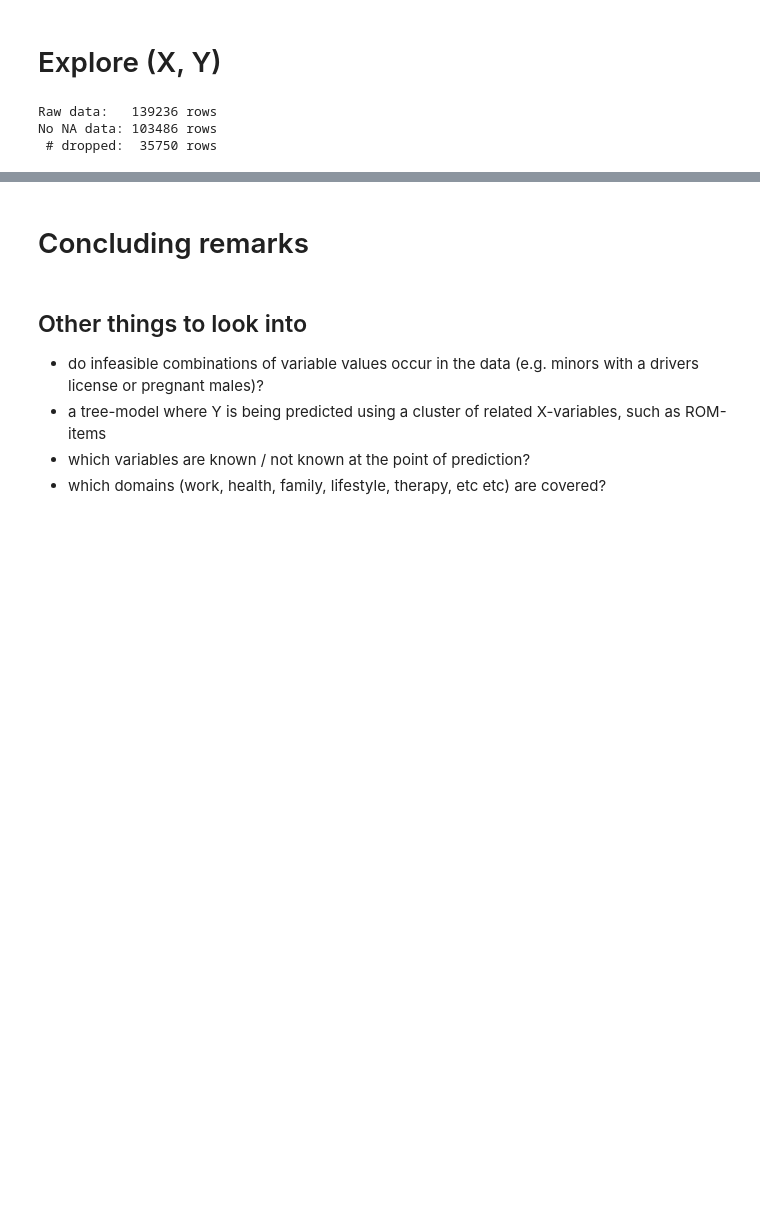
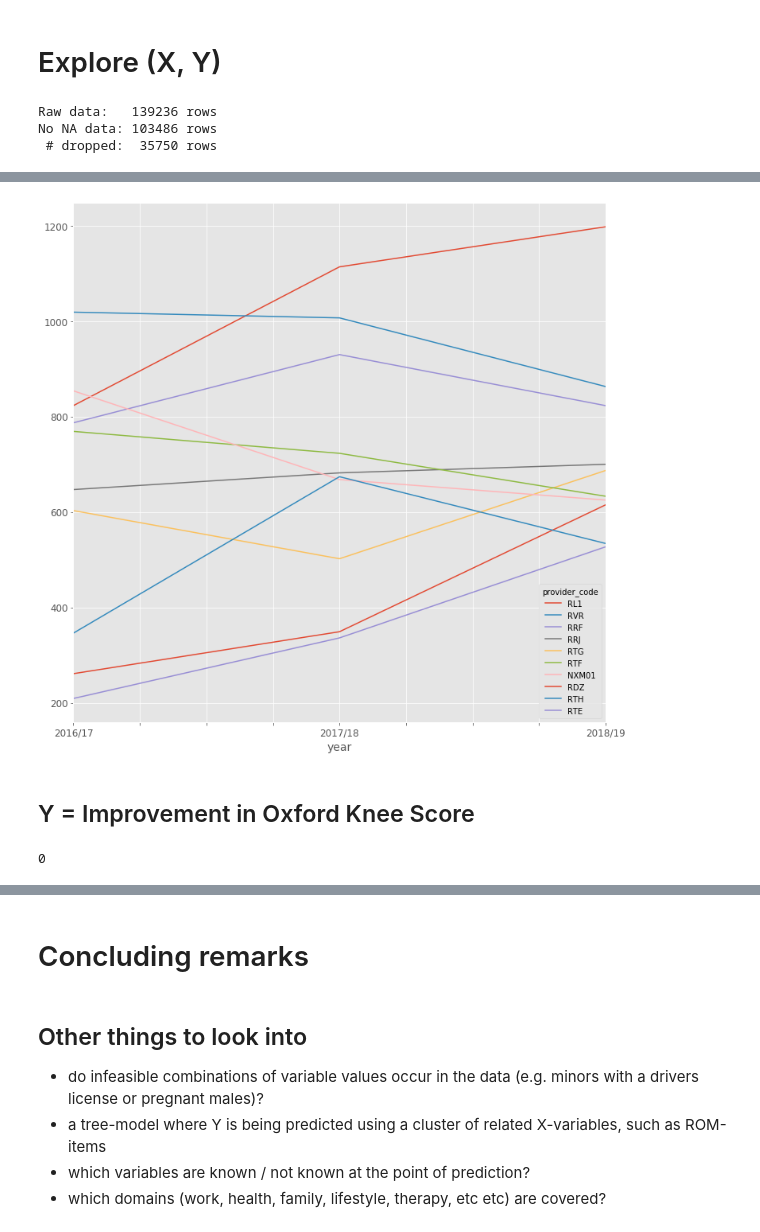
Before and after one commit to EAISI/application-project-nhs-proms, a Jupyter notebook: notebooks/2.0-data-understanding.ipynb, the cells around one changed output, grey strips where cells are left out. Drawn from its saved outputs; the diff is of its cells as text; code cells hidden in the pictures; blank space fills up the shorter version.

```diff
--- a/notebooks/2.0-data-understanding.ipynb
+++ b/notebooks/2.0-data-understanding.ipynb
@@ -240,0 +250,14 @@ dfc.loc[:,proms].describe()
+# %%
+# select 10 largest providers by 2018/19
+_year = (dfc.year == '2018/19')
+top10 = dfc.loc[_year,:].groupby('provider_code').count()['procedure'].sort_values(ascending=False).head(10)
+volume_provider_year.loc[:, list(top10.index)].plot(figsize=M);
+# %% [output]
+[figure, added]
+# %% [markdown]
+## Y = Improvement in Oxford Knee Score
+# %%
+# add delta_oks_score
+dfc['delta_oks_score'] = dfc.oks_t1_score - dfc.oks_t0_score
+# %% [output]
+0
```
Also changed, not shown: parts of 21 cells of this notebook.
